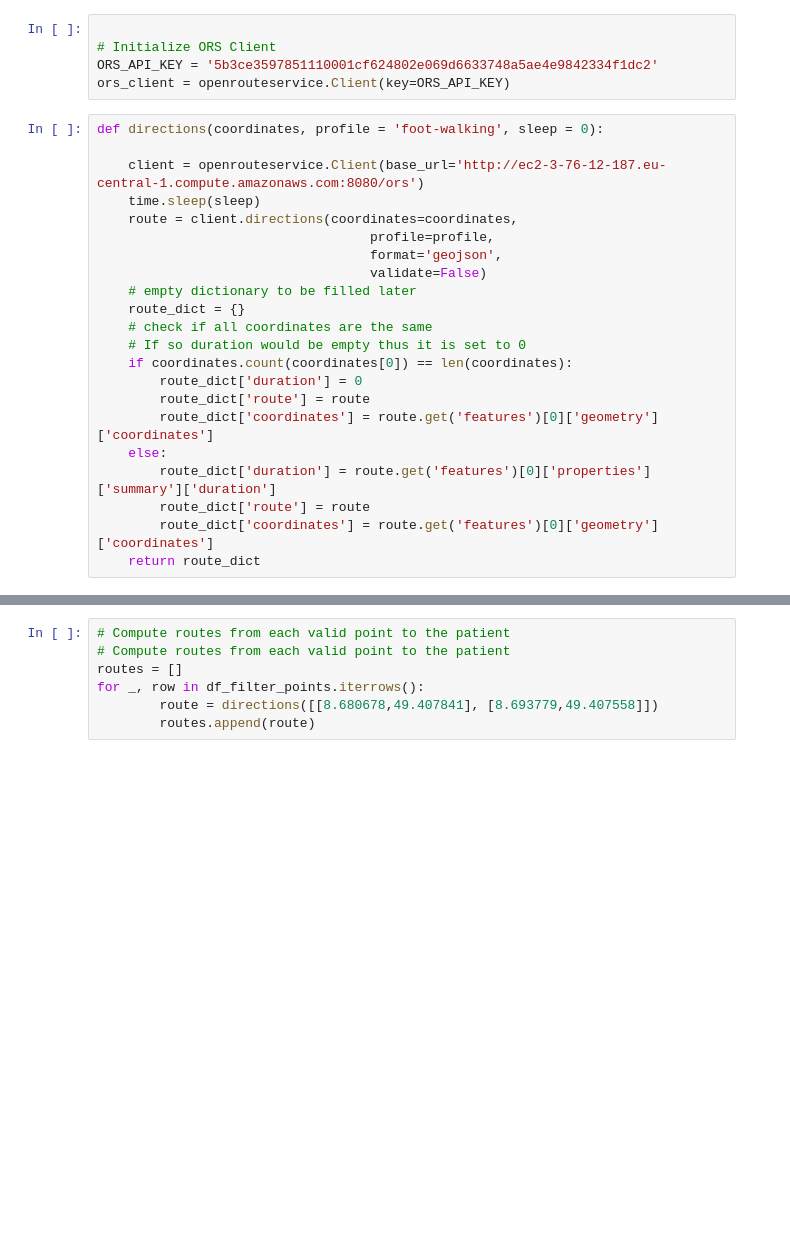
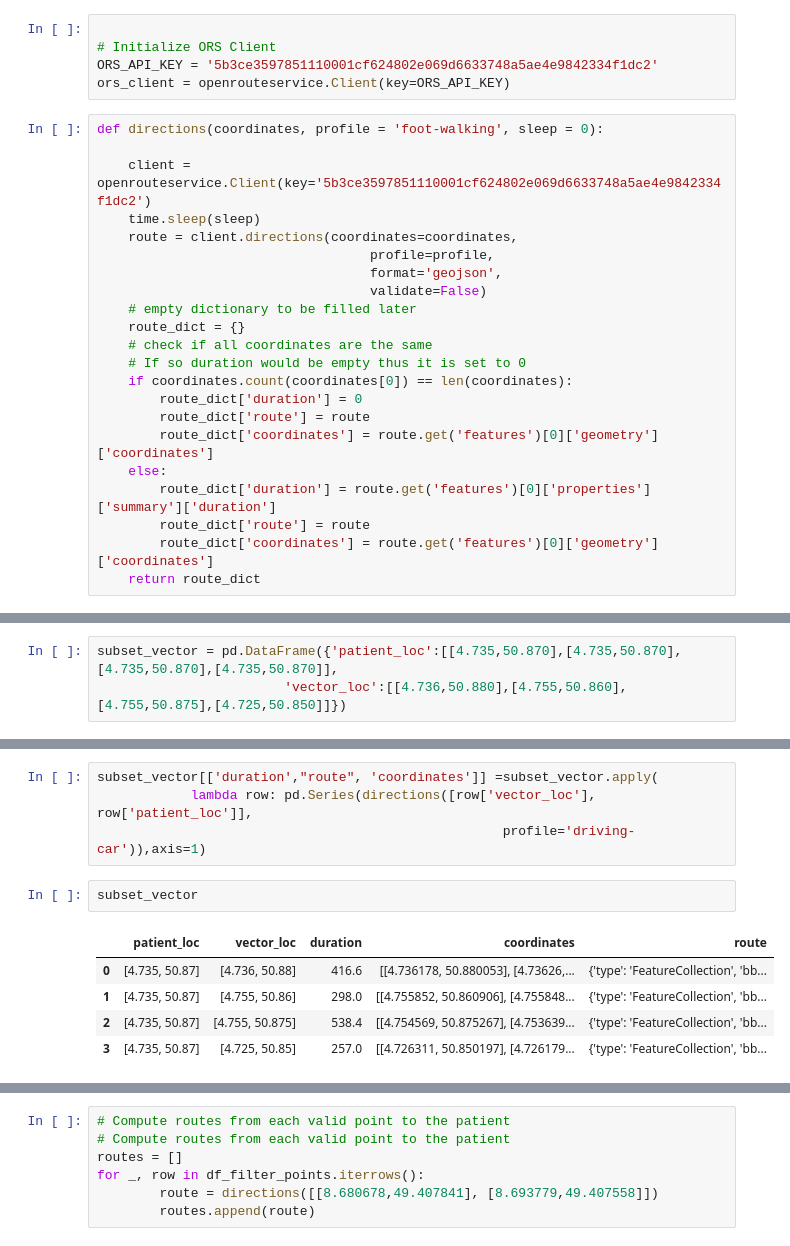
Before and after one commit to Leowiser/AED-Route-Optimization-MDA-Project, a Jupyter notebook: Visualization_Algo.ipynb, the cells around one changed output, grey strips where cells are left out. Drawn from its saved outputs; the diff is of its cells as text; blank space fills up the shorter version.

```diff
--- a/Visualization_Algo.ipynb
+++ b/Visualization_Algo.ipynb
@@ -1047,7 +1047,7 @@ ors_client = openrouteservice.Client(key=ORS_API_KEY)
 # %%
 def directions(coordinates, profile = 'foot-walking', sleep = 0):
 
-    client = openrouteservice.Client(base_url='http://ec2-3-76-12-187.eu-central-1.compute.amazonaws.com:8080/ors')
+    client = openrouteservice.Client(key='5b3ce3597851110001cf624802e069d6633748a5ae4e9842334f1dc2')
     time.sleep(sleep)
     route = client.directions(coordinates=coordinates,
                                    profile=profile,
@@ -1072,0 +1086,3 @@ ApiError: 500 ({'error': {'code': 2099, 'message': 'Unable to get an appropriate
+# %%
+subset_vector = pd.DataFrame({'patient_loc':[[4.735,50.870],[4.735,50.870],[4.735,50.870],[4.735,50.870]],
+                        'vector_loc':[[4.736,50.880],[4.755,50.860],[4.755,50.875],[4.725,50.850]]})
@@ -1073 +1097,13 @@ ApiError: 500 ({'error': {'code': 2099, 'message': 'Unable to get an appropriate
+# %%
+subset_vector[['duration',"route", 'coordinates']] =subset_vector.apply(
+            lambda row: pd.Series(directions([row['vector_loc'], row['patient_loc']],
+                                                    profile='driving-car')),axis=1)
+# %%
+subset_vector
+# %% [output]
+|  | patient_loc | vector_loc | duration | coordinates | route |
+| 0 | [4.735, 50.87] | [4.736, 50.88] | 416.6 | [[4.736178, 50.880053], [4.73626,... | {'type': 'FeatureCollection', 'bb... |
+| 1 | [4.735, 50.87] | [4.755, 50.86] | 298.0 | [[4.755852, 50.860906], [4.755848... | {'type': 'FeatureCollection', 'bb... |
+| 2 | [4.735, 50.87] | [4.755, 50.875] | 538.4 | [[4.754569, 50.875267], [4.753639... | {'type': 'FeatureCollection', 'bb... |
+| 3 | [4.735, 50.87] | [4.725, 50.85] | 257.0 | [[4.726311, 50.850197], [4.726179... | {'type': 'FeatureCollection', 'bb... |
 # %%
```
Also changed, not shown: parts of 5 cells of this notebook, 7 other files.
